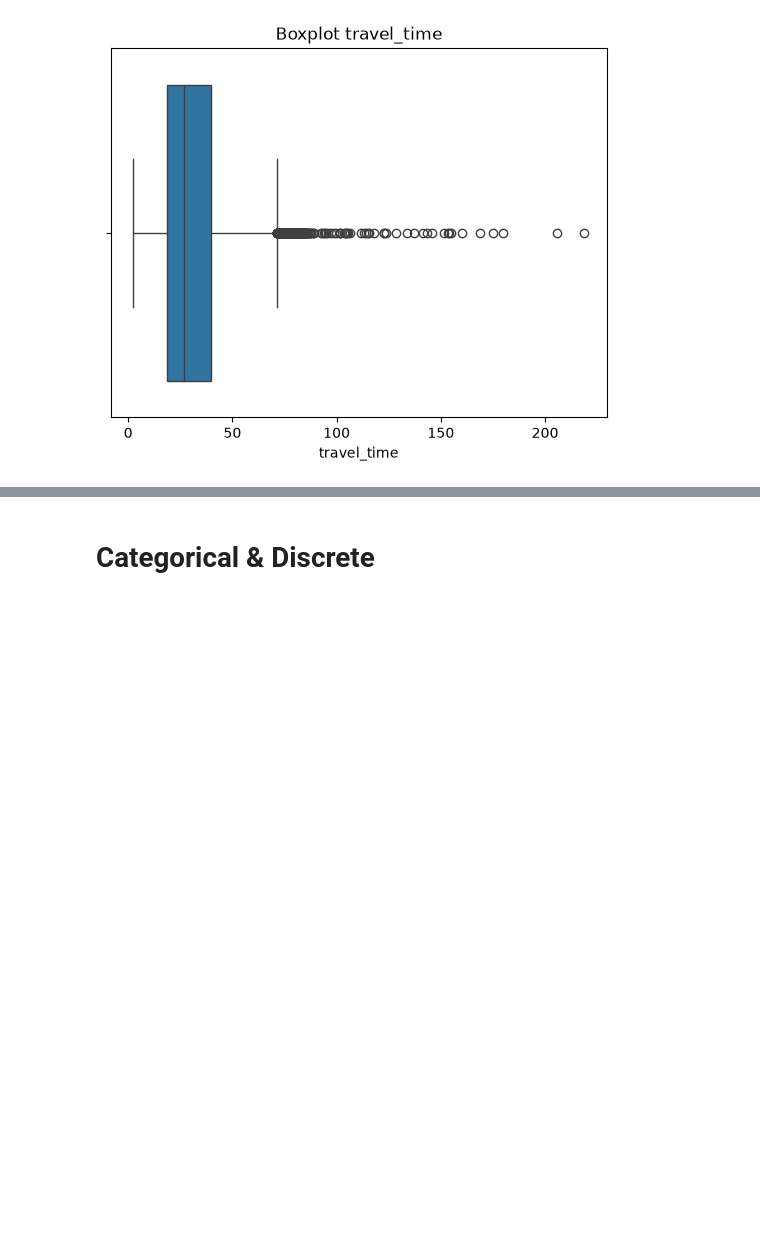
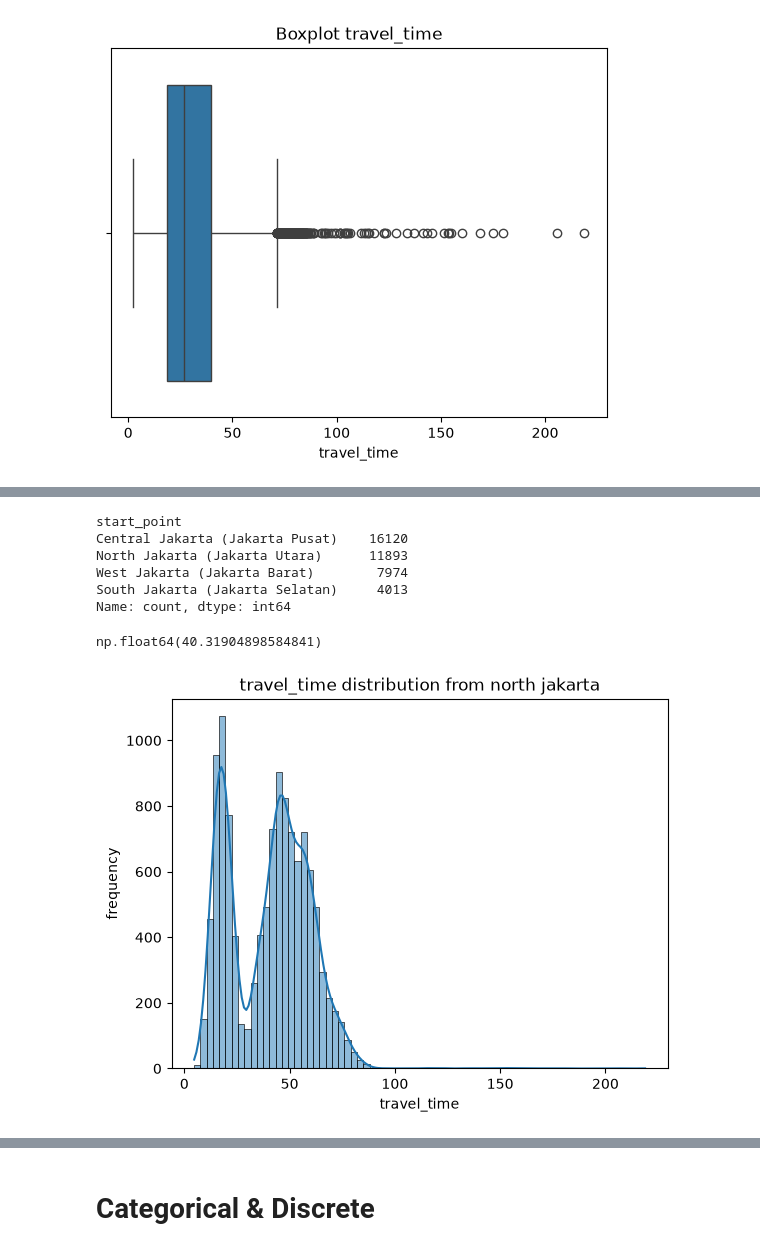
Before and after one commit to dinanabila/hackathon-linear-regression-yandex-2026, a Jupyter notebook: eda.ipynb, the cells around one changed output, grey strips where cells are left out. Saved outputs shown, nothing was run; the diff lists cells and outputs as text; code cells hidden in the pictures; blank space fills up the shorter version.

```diff
--- a/eda.ipynb
+++ b/eda.ipynb
@@ -183,3 +183,24 @@ travel_time_outlier
 | 24718 | North Jakarta (Jakarta Utara) | East Jakarta (Jakarta Timur) | evening | Tuesday | NaN | 9 | 0 | ... |
 | 26363 | North Jakarta (Jakarta Utara) | East Jakarta (Jakarta Timur) | evening | Monday | NaN | 8 | 0 | ... |
 | 28747 | North Jakarta (Jakarta Utara) | East Jakarta (Jakarta Timur) | day | Friday | 3.0 | 7 | 0 | ... |
+# %%
+train_sample['start_point'].value_counts()
+# %% [output]
+start_point
+Central Jakarta (Jakarta Pusat)    16120
+North Jakarta (Jakarta Utara)      11893
+West Jakarta (Jakarta Barat)        7974
+South Jakarta (Jakarta Selatan)     4013
+Name: count, dtype: int64
+# %%
+train_sample[train_sample['start_point'] == 'North Jakarta (Jakarta Utara)']['travel_time'].mean()
+# %% [output]
+np.float64(40.31904898584841)
+# %%
+sns.histplot(train_sample[train_sample['start_point'] == 'North Jakarta (Jakarta Utara)']['travel_time'], kde=True)
+plt.title("travel_time distribution from north jakarta")
+plt.xlabel("travel_time")
+plt.ylabel("frequency")
+plt.show()
+# %% [output]
+[figure, added]
```
Also changed, not shown: parts of 5 cells of this notebook, 7 other files.
